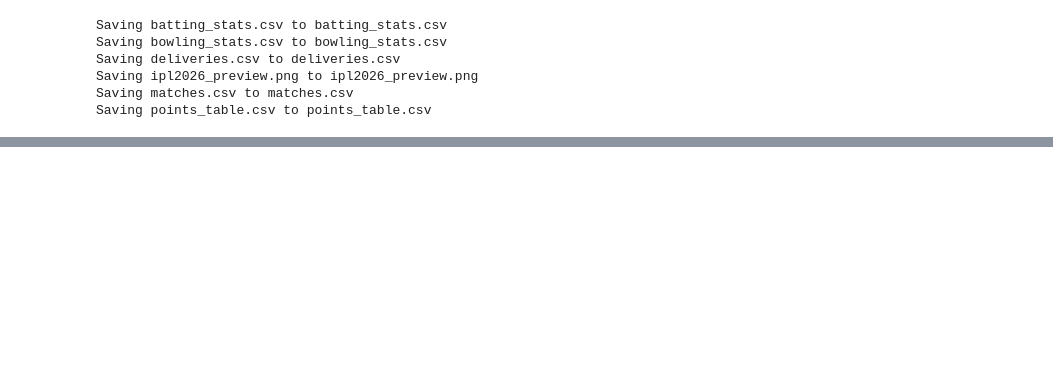
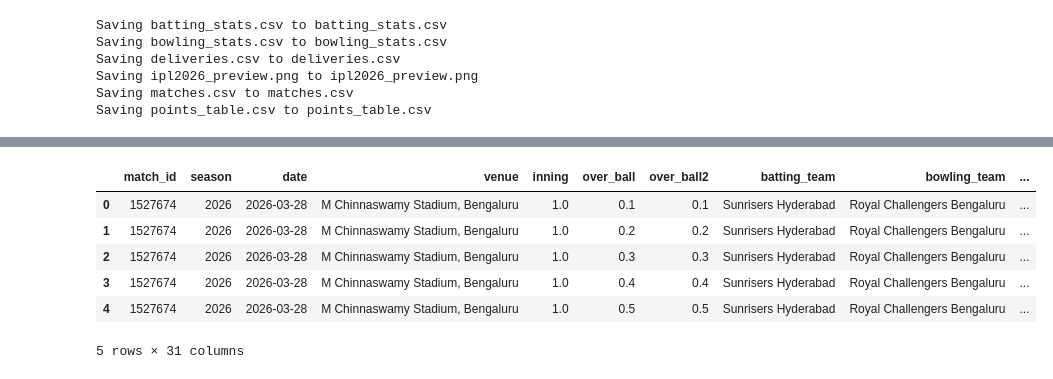
Before and after one commit to pavanrajanala/Ipl2026Analysis, a Jupyter notebook: Ipl2026Analysis_DataCleaning.ipynb, the cells around one changed output, grey strips where cells are left out. Drawn from its saved outputs; the diff is of its cells as text; code cells hidden in the pictures; blank space fills up the shorter version.

```diff
--- a/Ipl2026Analysis_DataCleaning.ipynb
+++ b/Ipl2026Analysis_DataCleaning.ipynb
@@ -17,0 +76,10 @@ Saving points_table.csv to points_table.csv
+# %%
+delivery.head()
+# %% [output]
+|  | match_id | season | date | venue | inning | over_ball | over_ball2 | batting_team | bowling_team | ... |
+| 0 | 1527674 | 2026 | 2026-03-28 | M Chinnaswamy Stadium, Bengaluru | 1.0 | 0.1 | 0.1 | Sunrisers Hyderabad | Royal Challengers Bengaluru | ... |
+| 1 | 1527674 | 2026 | 2026-03-28 | M Chinnaswamy Stadium, Bengaluru | 1.0 | 0.2 | 0.2 | Sunrisers Hyderabad | Royal Challengers Bengaluru | ... |
+| 2 | 1527674 | 2026 | 2026-03-28 | M Chinnaswamy Stadium, Bengaluru | 1.0 | 0.3 | 0.3 | Sunrisers Hyderabad | Royal Challengers Bengaluru | ... |
+| 3 | 1527674 | 2026 | 2026-03-28 | M Chinnaswamy Stadium, Bengaluru | 1.0 | 0.4 | 0.4 | Sunrisers Hyderabad | Royal Challengers Bengaluru | ... |
+| 4 | 1527674 | 2026 | 2026-03-28 | M Chinnaswamy Stadium, Bengaluru | 1.0 | 0.5 | 0.5 | Sunrisers Hyderabad | Royal Challengers Bengaluru | ... |
+5 rows × 31 columns
```
Also changed, not shown: parts of 7 cells of this notebook.
